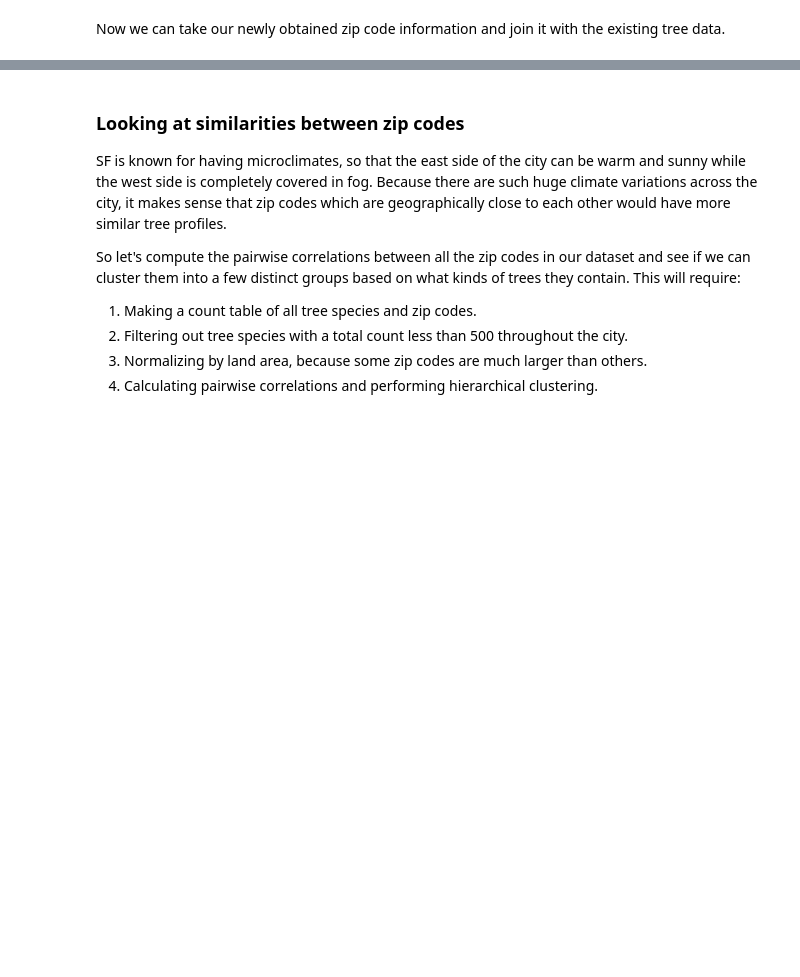
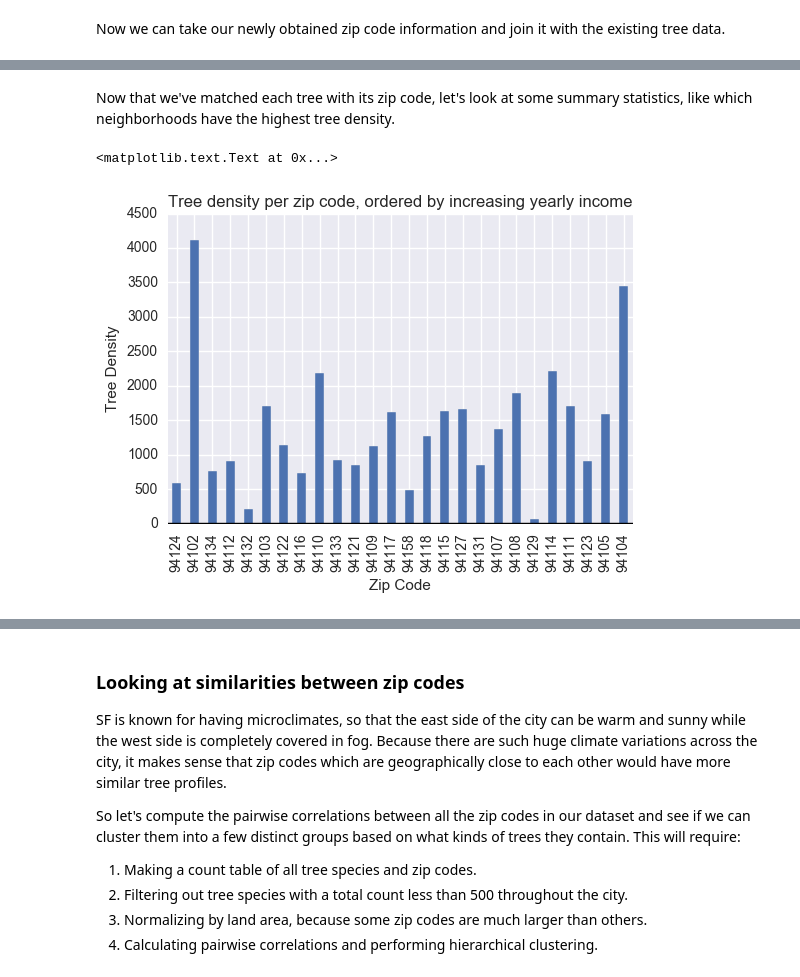
Before and after one commit to liviaz/liviaz.github.io, a Jupyter notebook: files/TreeMapping.ipynb, the cells around one changed output, grey strips where cells are left out. Drawn from its saved outputs; the diff is of its cells as text; code cells hidden in the pictures; blank space fills up the shorter version.

```diff
--- a/files/TreeMapping.ipynb
+++ b/files/TreeMapping.ipynb
@@ -194,3 +194,23 @@ treeDataLoc[:5]
 # print zipCodeOnly[:5]
 # print zipCodeInfo[:5]
 # treeDataLoc[:5]
+# %% [markdown]
+Now that we've matched each tree with its zip code, let's look at some summary statistics, like which neighborhoods have the highest tree density.
+# %%
+treeDataGrouped = treeDataLoc.groupby(treeDataLoc['zipCode'])
+
+# normalize by LandArea and order by ascending average yearly income
+numTreesPerZipCode = treeDataGrouped.count()['speciesCommon']
+landAreaPerZipCode = treeDataGrouped.mean()['LandArea']
+incomePerZipCode = treeDataGrouped.mean()['Wealthy']
+
+treeDensityPerZipCode = numTreesPerZipCode.divide(landAreaPerZipCode)
+treeDensityOrdered = treeDensityPerZipCode[incomePerZipCode.sort_values().index.tolist()]
+bp = treeDensityOrdered.plot(kind='bar')
+plt.axhline(0, color='k')
+bp.set_xlabel("Zip Code")
+bp.set_ylabel("Tree Density")
+bp.set_title("Tree density per zip code, ordered by increasing yearly income")
+# %% [output]
+<matplotlib.text.Text at 0x...>
+[figure, added]
```
Also changed, not shown: parts of 13 cells of this notebook, 7 other files.
